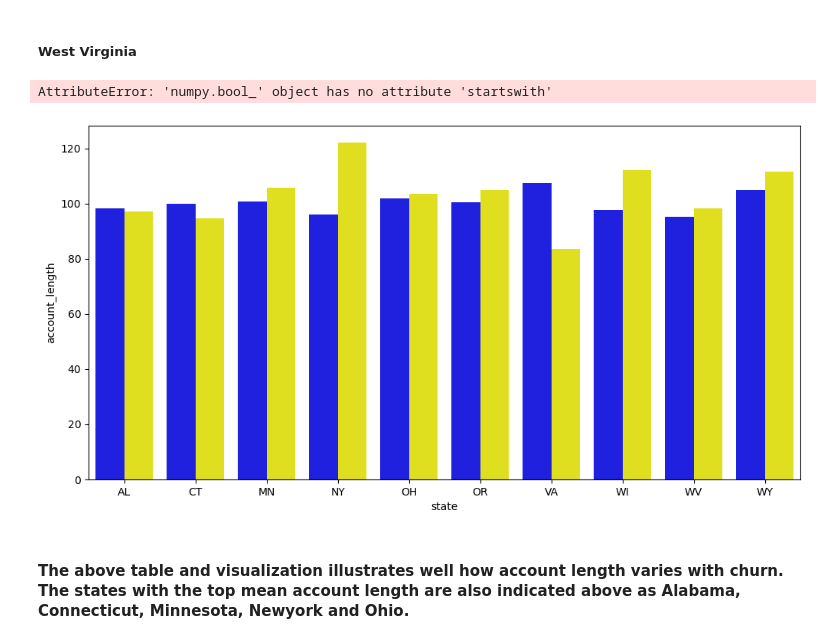
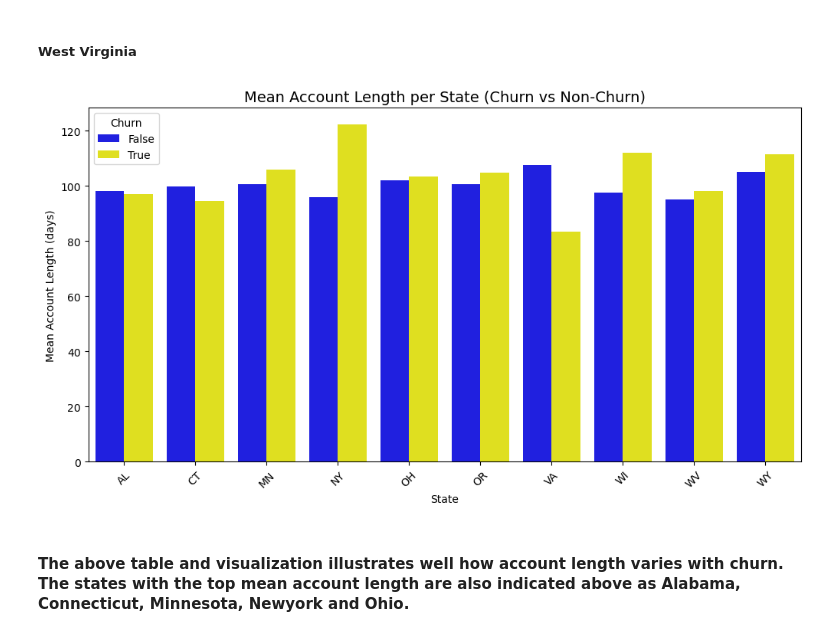
Before and after one commit to Kiplagat8/dsft13hybrid_phase3_project_group4, a Jupyter notebook: index.ipynb, the cells around one changed output. Drawn from its saved outputs; the diff is of its cells as text; code cells hidden in the pictures.

```diff
--- a/index.ipynb
+++ b/index.ipynb
@@ -373,34 +373,35 @@ Name: count, dtype: int64
 # %% [markdown]
 ##### West Virginia
 # %%
+
 top_states = df['state'].value_counts().head(10).index
 
 # Filter dataset for those states
 df_top_states = df[df['state'].isin(top_states)]
+
 
 # Group by state & churn, then compute mean account length
 mean_acc_length = (
     df_top_states
     .groupby(['state', 'churn'])['account_length']
     .mean()
     .reset_index()
 )
-
+mean_acc_length['churn'] = mean_acc_length['churn'].astype(str)
 # Plot the mean acc length per state
 plt.figure(figsize=(12,6))
 sns.barplot(data=mean_acc_length,
             x='state', y='account_length',
             hue='churn', palette=['blue','yellow'])
 
 plt.title("Mean Account Length per State (Churn vs Non-Churn)", fontsize=14)
 plt.xlabel("State")
 plt.ylabel("Mean Account Length (days)")
 plt.xticks(rotation=45)
 plt.legend(title="Churn")
 plt.show()
 # %% [output]
-AttributeError: 'numpy.bool_' object has no attribute 'startswith'
-[figure, old version]
+[figure, new version]
 # %% [markdown]
 #### The above table and visualization illustrates well how account length varies with churn. The states with the top mean account length are also indicated above as Alabama, Connecticut, Minnesota, Newyork and Ohio.
 # %%
```
Also changed, not shown: parts of 26 cells of this notebook, 1 other file.
